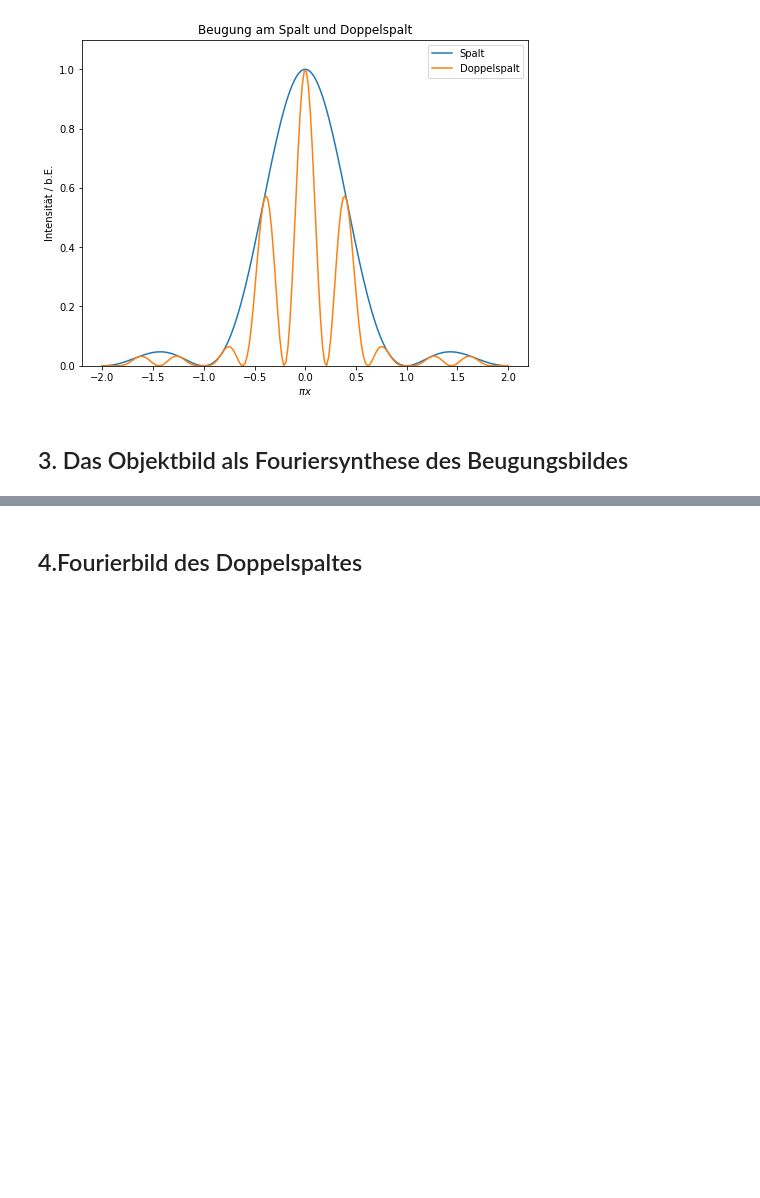
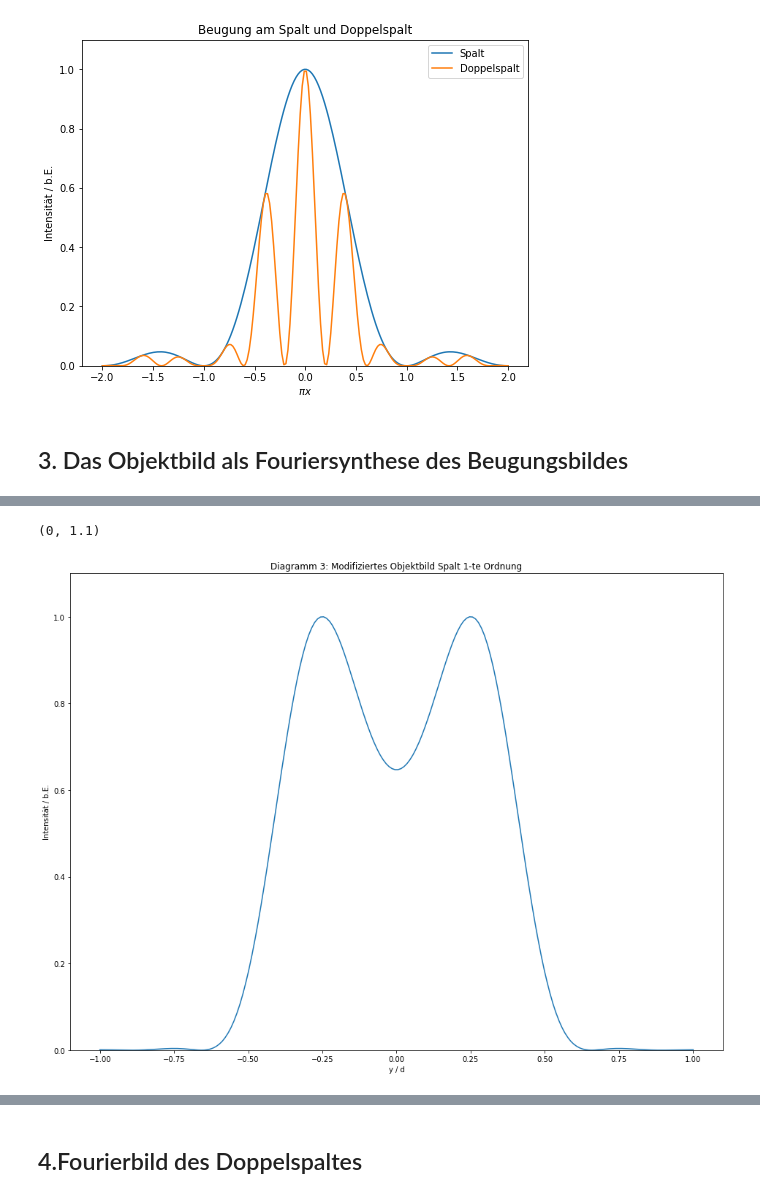
Before and after one commit to Meistermagier/PAP2, a Jupyter notebook: Experiment233/Experiment_233.ipynb, the cells around one changed output, grey strips where cells are left out. Drawn from its saved outputs; the diff is of its cells as text; code cells hidden in the pictures; blank space fills up the shorter version.

```diff
--- a/Experiment233/Experiment_233.ipynb
+++ b/Experiment233/Experiment_233.ipynb
@@ -51,0 +169,21 @@ plt.legend()
+# %%
+n = 2
+Y = np.linspace(-1,1,200)*d
+
+from scipy.integrate import quad
+f_modifiziert = []
+for i in range(len(Y)):
+    y = Y[i]
+    result, error = quad(spalt, 0, 2*np.pi*n/d)
+    f_modifiziert.append(result**2)
+f_modifiziert = f_modifiziert/np.max(f_modifiziert)
+
+plt.figure(figsize=(16,12))
+plt.plot(Y, f_modifiziert)
+plt.xlabel('y / d')
+plt.ylabel('Intensität / b.E.')
+plt.title('Diagramm 3: Modifiziertes Objektbild Spalt 1-te Ordnung')
+plt.ylim((0,1.1))
+# %% [output]
+(0, 1.1)
+[figure, added]
```
Also changed, not shown: parts of 17 cells of this notebook.
